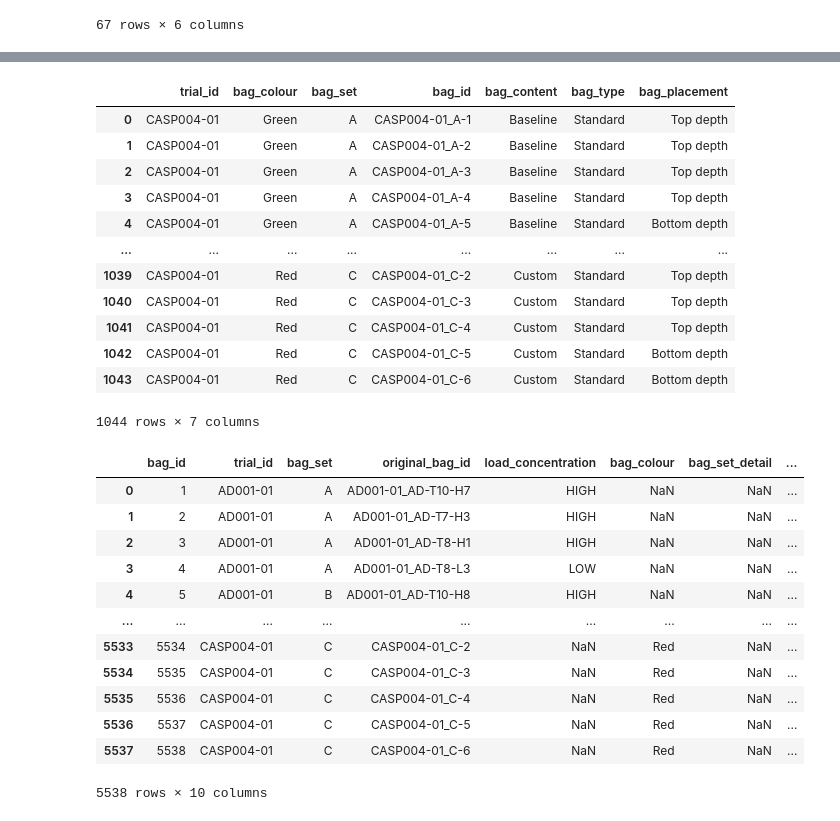
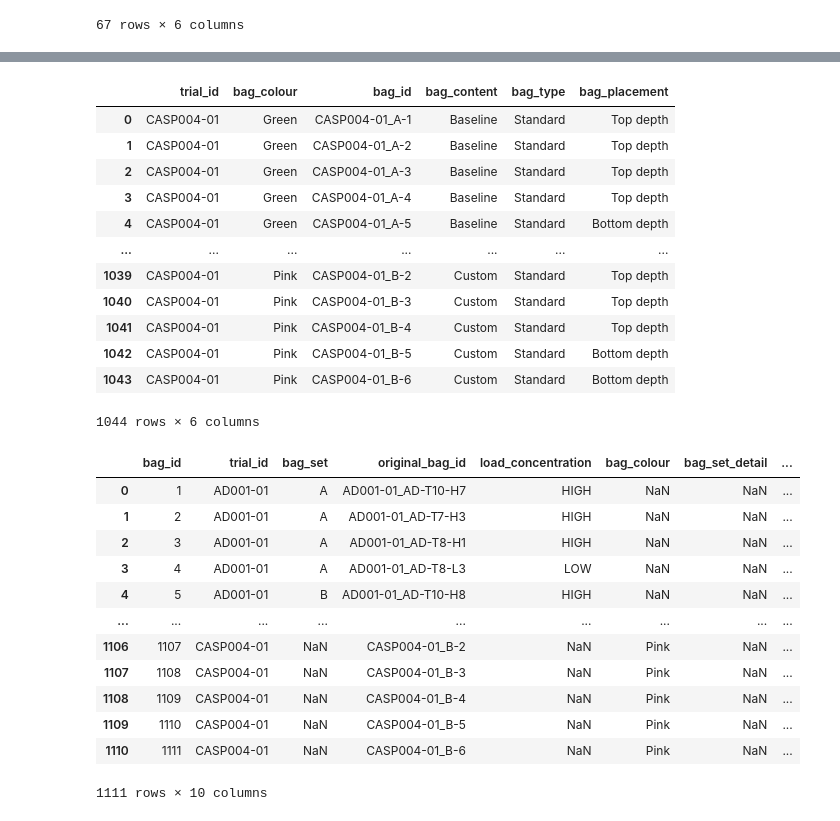
Before and after one commit to uchicago-dsi/compostable-disintegration-analysis, a Jupyter notebook: notebooks/add_bag_compiled.ipynb, the cells around one changed output, grey strips where cells are left out. Drawn from its saved outputs; the diff is of its cells as text; code cells hidden in the pictures.

```diff
--- a/notebooks/add_bag_compiled.ipynb
+++ b/notebooks/add_bag_compiled.ipynb
@@ -194,31 +164,31 @@ merged_compiled
 # %%
 casp_004 = pd.read_csv('../data/CASP004-01/masterfile.csv')
-columns_to_keep = ['trial_ID', 'bag_color', 'bag_set', 'bag_ID', 'bag_content', 'bag_type', 'bag_placement']
+columns_to_keep = ['trial_ID', 'bag_color', 'bag_ID', 'bag_content', 'bag_type', 'bag_placement']
 casp_004 = casp_004[columns_to_keep]
 casp_004['trial_ID'] = 'CASP004-01'
 casp_004['bag_ID'] = casp_004['trial_ID'] + '_' + casp_004['bag_ID']
 new_names = {
         'bag_color': 'bag_colour',
     }
 casp_004 = casp_004.rename(columns=new_names)
 casp_004.columns = casp_004.columns.str.lower()
 casp_004
 # %% [output]
-|  | trial_id | bag_colour | bag_set | bag_id | bag_content | bag_type | bag_placement |
-| 0 | CASP004-01 | Green | A | CASP004-01_A-1 | Baseline | Standard | Top depth |
-| 1 | CASP004-01 | Green | A | CASP004-01_A-2 | Baseline | Standard | Top depth |
-| 2 | CASP004-01 | Green | A | CASP004-01_A-3 | Baseline | Standard | Top depth |
-| 3 | CASP004-01 | Green | A | CASP004-01_A-4 | Baseline | Standard | Top depth |
-| 4 | CASP004-01 | Green | A | CASP004-01_A-5 | Baseline | Standard | Bottom depth |
-| ... | ... | ... | ... | ... | ... | ... | ... |
-| 1039 | CASP004-01 | Red | C | CASP004-01_C-2 | Custom | Standard | Top depth |
-| 1040 | CASP004-01 | Red | C | CASP004-01_C-3 | Custom | Standard | Top depth |
-| 1041 | CASP004-01 | Red | C | CASP004-01_C-4 | Custom | Standard | Top depth |
-| 1042 | CASP004-01 | Red | C | CASP004-01_C-5 | Custom | Standard | Bottom depth |
-| 1043 | CASP004-01 | Red | C | CASP004-01_C-6 | Custom | Standard | Bottom depth |
+|  | trial_id | bag_colour | bag_id | bag_content | bag_type | bag_placement |
+| 0 | CASP004-01 | Green | CASP004-01_A-1 | Baseline | Standard | Top depth |
+| 1 | CASP004-01 | Green | CASP004-01_A-2 | Baseline | Standard | Top depth |
+| 2 | CASP004-01 | Green | CASP004-01_A-3 | Baseline | Standard | Top depth |
+| 3 | CASP004-01 | Green | CASP004-01_A-4 | Baseline | Standard | Top depth |
+| 4 | CASP004-01 | Green | CASP004-01_A-5 | Baseline | Standard | Bottom depth |
+| ... | ... | ... | ... | ... | ... | ... |
+| 1039 | CASP004-01 | Pink | CASP004-01_B-2 | Custom | Standard | Top depth |
+| 1040 | CASP004-01 | Pink | CASP004-01_B-3 | Custom | Standard | Top depth |
+| 1041 | CASP004-01 | Pink | CASP004-01_B-4 | Custom | Standard | Top depth |
+| 1042 | CASP004-01 | Pink | CASP004-01_B-5 | Custom | Standard | Bottom depth |
+| 1043 | CASP004-01 | Pink | CASP004-01_B-6 | Custom | Standard | Bottom depth |
-1044 rows × 7 columns
+1044 rows × 6 columns
 # %%
-all_bags = pd.concat([merged_compiled, casp_004], ignore_index=True)
+all_bags = pd.concat([merged_cftp, casp_004], ignore_index=True)
 all_bags.reset_index(inplace=True)
 all_bags.rename(columns={'bag_id': 'original_bag_id',
                            'index': 'bag_id'
@@ -235,11 +205,11 @@ all_bags
 | 3 | 4 | AD001-01 | A | AD001-01_AD-T8-L3 | LOW | NaN | NaN | ... |
 | 4 | 5 | AD001-01 | B | AD001-01_AD-T10-H8 | HIGH | NaN | NaN | ... |
 | ... | ... | ... | ... | ... | ... | ... | ... | ... |
-| 5533 | 5534 | CASP004-01 | C | CASP004-01_C-2 | NaN | Red | NaN | ... |
-| 5534 | 5535 | CASP004-01 | C | CASP004-01_C-3 | NaN | Red | NaN | ... |
-| 5535 | 5536 | CASP004-01 | C | CASP004-01_C-4 | NaN | Red | NaN | ... |
-| 5536 | 5537 | CASP004-01 | C | CASP004-01_C-5 | NaN | Red | NaN | ... |
-| 5537 | 5538 | CASP004-01 | C | CASP004-01_C-6 | NaN | Red | NaN | ... |
+| 1106 | 1107 | CASP004-01 | NaN | CASP004-01_B-2 | NaN | Pink | NaN | ... |
+| 1107 | 1108 | CASP004-01 | NaN | CASP004-01_B-3 | NaN | Pink | NaN | ... |
+| 1108 | 1109 | CASP004-01 | NaN | CASP004-01_B-4 | NaN | Pink | NaN | ... |
+| 1109 | 1110 | CASP004-01 | NaN | CASP004-01_B-5 | NaN | Pink | NaN | ... |
+| 1110 | 1111 | CASP004-01 | NaN | CASP004-01_B-6 | NaN | Pink | NaN | ... |
-5538 rows × 10 columns
+1111 rows × 10 columns
 # %%
 all_bags.to_csv('../data/finalized_datasets/bags.csv', index=False)
```
Also changed, not shown: parts of 3 cells of this notebook, 6 other files.
